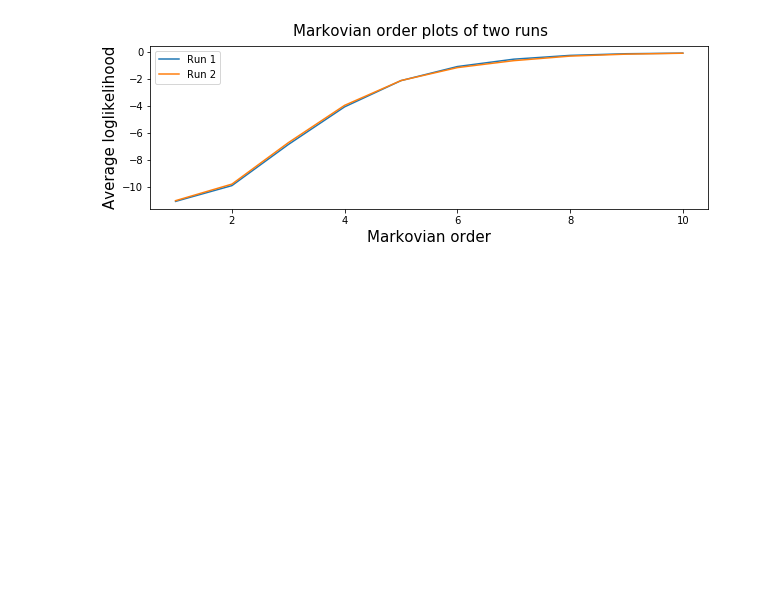
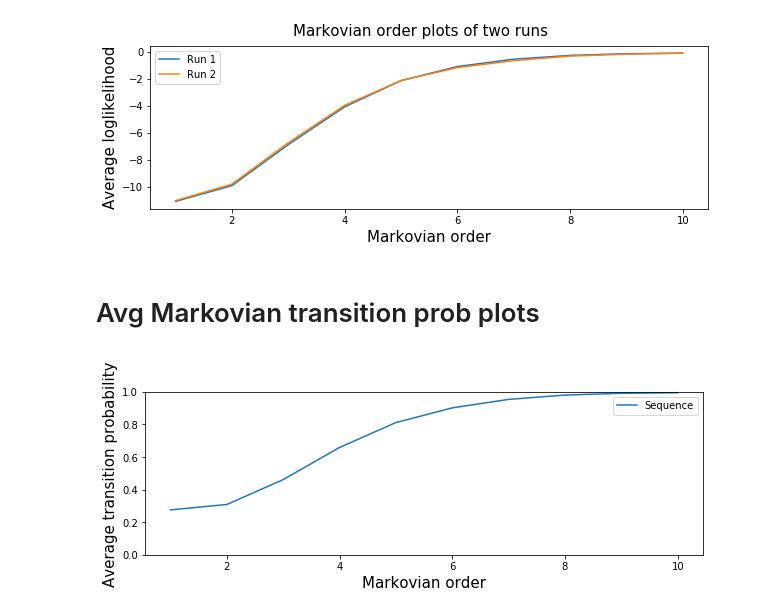
Before and after one commit to sjonany/replication_recanatesi_2015, a Jupyter notebook: markov_test.ipynb, the cells around one changed output. Drawn from its saved outputs; the diff is of its cells as text; code cells hidden in the pictures; blank space fills up the shorter version.

Commit message:
Added convergence test plot. Yeah, more entries you have, the lower the avg transition probability is for higher entries.

```diff
--- a/markov_test.ipynb
+++ b/markov_test.ipynb
@@ -67,3 +67,40 @@ fig.suptitle("Markovian order plots of two runs", fontsize=FONTSIZE)
 _ = _
 # %% [output]
 [figure]
+# %% [markdown]
+# Avg Markovian transition prob plots
+# %%
+import sequence_processor as seq_proc
+import matplotlib.pyplot as plt
+FONTSIZE = 15
+
+def get_avg_prob_plot_data(seq_file):
+  max_n = 10
+  seqs = seq_proc.read_sequence_file(seq_file)
+  avg_probs = []
+  ns = list(range(1, max_n+1))
+  start_i = max_n
+  for n_i in range(len(ns)):
+    n = ns[n_i]
+    markov_table = seq_proc.compute_n_order_markov(n, seqs)
+    avg_prob = seq_proc.compute_average_markov_probs_all_seqs(n, markov_table, start_i, seqs)
+    avg_probs.append(avg_prob)
+  return ns, avg_probs
+
+def plot_probs_one_seq(seq_file):
+  plot_probs({"Sequence": seq_file})
+
+def plot_probs(seq_name_to_file):
+  fig, ax = plt.subplots(figsize=(10, 3))
+  for seq_name, seq_file in seq_name_to_file.items():
+    ns, avg_lls = get_avg_prob_plot_data(seq_file)
+    ax.plot(ns, avg_lls, label=seq_name)
+    ax.set_xlabel("Markovian order", fontsize=FONTSIZE)
+    ax.set_ylabel("Average transition probability", fontsize=FONTSIZE)
+    ax.set_ylim([0.0, 1.0])
+  ax.legend()
+  return fig
+# %%
+plot_probs_one_seq("sequences/seq_default.txt")
+# %% [output]
+[figure, added]
```
Also changed, not shown: parts of 6 cells of this notebook, 1 other file.
